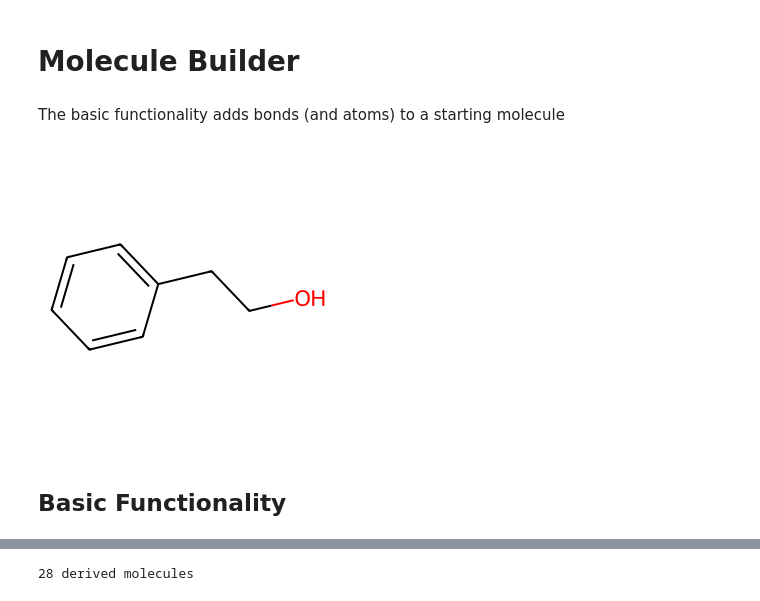
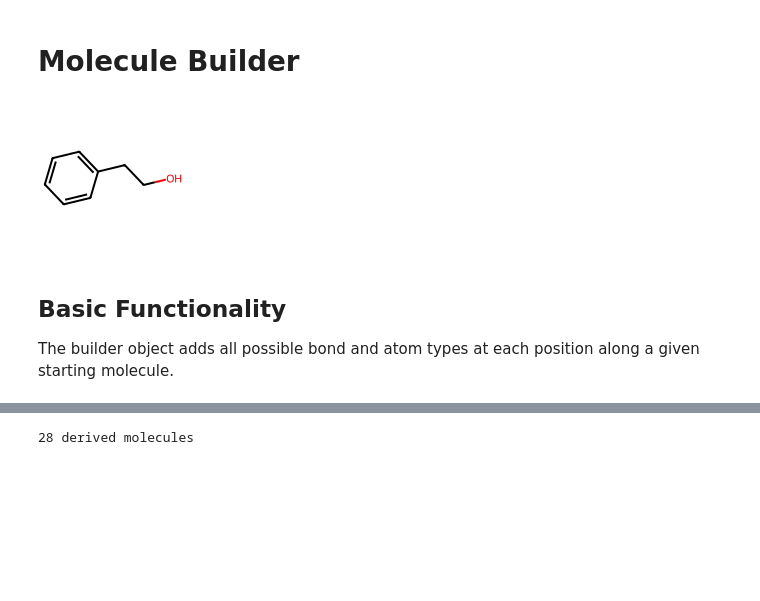
Before and after one commit to NREL/rlmolecule, a Jupyter notebook: examples/benchmarks/RL_workshop.ipynb, the cells around one changed output, grey strips where cells are left out. Saved outputs shown, nothing was run; the diff lists cells and outputs as text; code cells hidden in the pictures; blank space fills up the shorter version.

```diff
--- a/examples/benchmarks/RL_workshop.ipynb
+++ b/examples/benchmarks/RL_workshop.ipynb
@@ -38,12 +38,11 @@ Using 1 GPUs
 # Molecule Builder
 # %%
 from rlmolecule.builder import MoleculeBuilder
-# %% [markdown]
-The basic functionality adds bonds (and atoms) to a starting molecule
 # %%
 starting_mol = rdkit.Chem.MolFromSmiles("c1ccc(cc1)CCO")
-rdkit.Chem.Draw.MolToImage(starting_mol)
+rdkit.Chem.Draw.MolToImage(starting_mol, size=(150,150))
 # %% [output]
-[figure, old version]
+[figure, new version]
 # %% [markdown]
 ## Basic Functionality
+The builder object adds all possible bond and atom types at each position along a given starting molecule.
```
Also changed, not shown: parts of 35 cells of this notebook.
